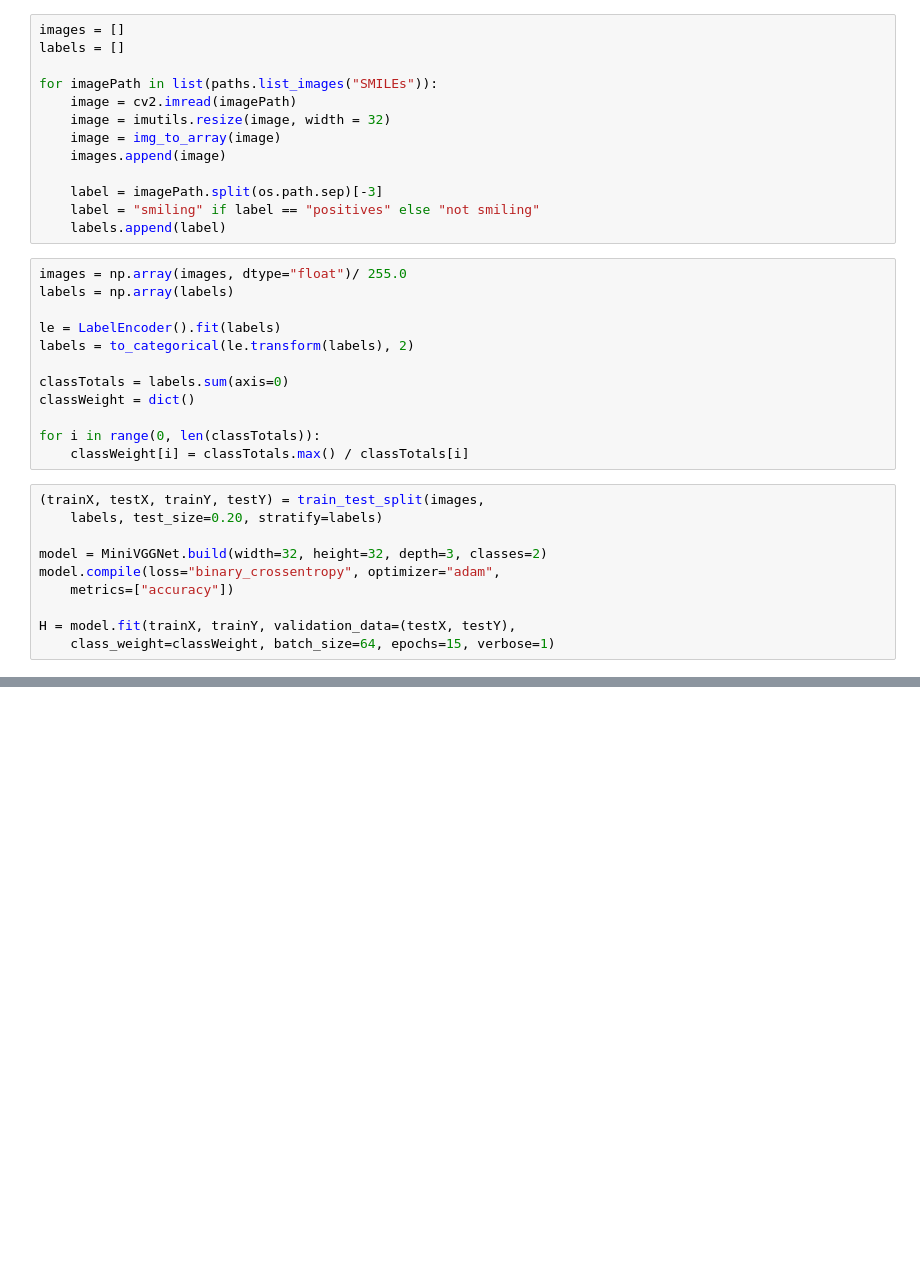
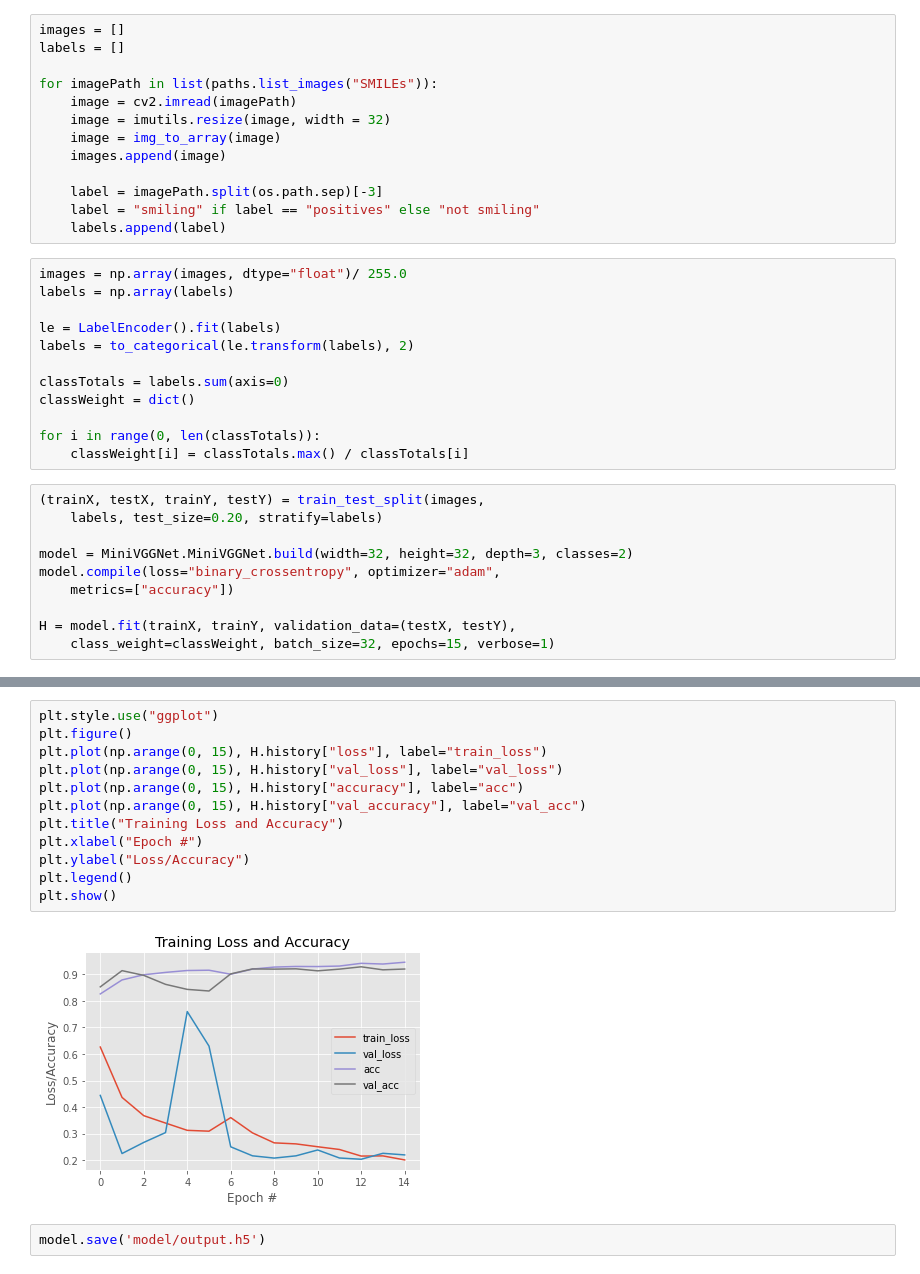
Before and after one commit to SyedMa3/smile-detector, a Jupyter notebook: trainModel.ipynb, the cells around one changed output, grey strips where cells are left out. Saved outputs shown, nothing was run; the diff lists cells and outputs as text; blank space fills up the shorter version.

Commit message:
modified trainModel

```diff
--- a/trainModel.ipynb
+++ b/trainModel.ipynb
@@ -40,9 +40,9 @@ for i in range(0, len(classTotals)):
 (trainX, testX, trainY, testY) = train_test_split(images,
     labels, test_size=0.20, stratify=labels)
 
-model = MiniVGGNet.build(width=32, height=32, depth=3, classes=2)
+model = MiniVGGNet.MiniVGGNet.build(width=32, height=32, depth=3, classes=2)
 model.compile(loss="binary_crossentropy", optimizer="adam",
     metrics=["accuracy"])
 
 H = model.fit(trainX, trainY, validation_data=(testX, testY),
-    class_weight=classWeight, batch_size=64, epochs=15, verbose=1)
+    class_weight=classWeight, batch_size=32, epochs=15, verbose=1)
@@ -48,0 +80,16 @@ H = model.fit(trainX, trainY, validation_data=(testX, testY),
+# %%
+plt.style.use("ggplot")
+plt.figure()
+plt.plot(np.arange(0, 15), H.history["loss"], label="train_loss")
+plt.plot(np.arange(0, 15), H.history["val_loss"], label="val_loss")
+plt.plot(np.arange(0, 15), H.history["accuracy"], label="acc")
+plt.plot(np.arange(0, 15), H.history["val_accuracy"], label="val_acc")
+plt.title("Training Loss and Accuracy")
+plt.xlabel("Epoch #")
+plt.ylabel("Loss/Accuracy")
+plt.legend()
+plt.show()
+# %% [output]
+[figure, added]
+# %%
+model.save('model/output.h5')
```
Also changed, not shown: parts of 2 cells of this notebook.
